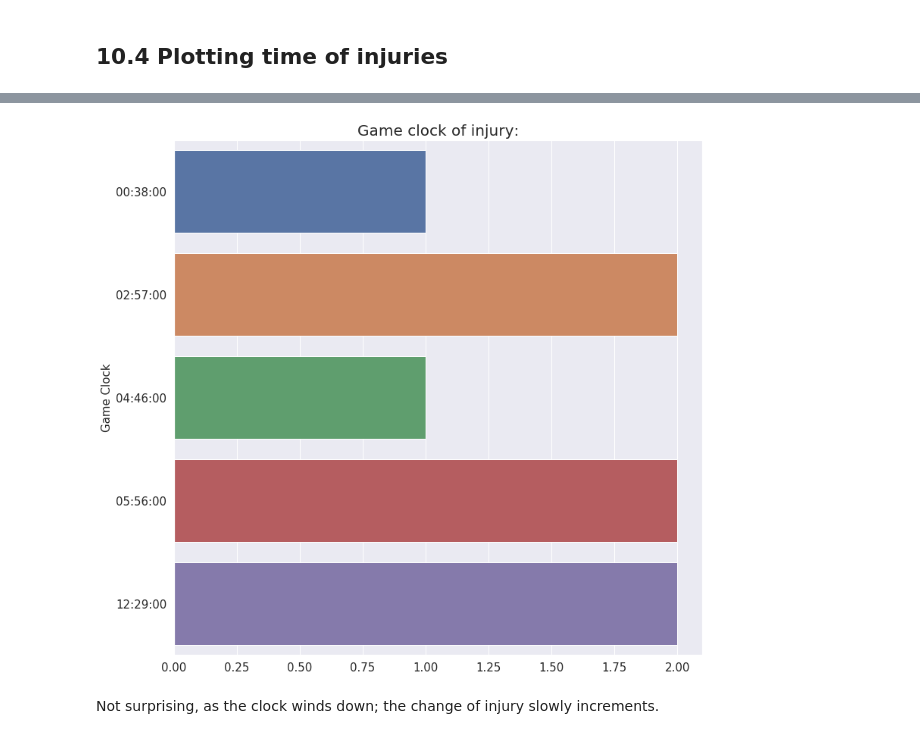
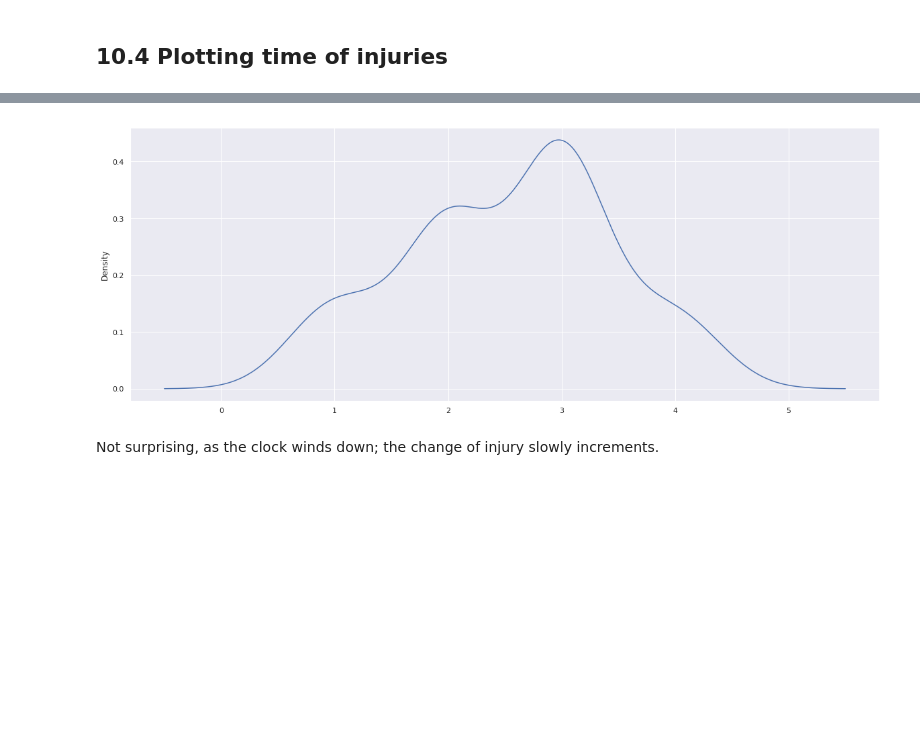
Before and after one commit to CJL89/NFL-Punt-Analysis, a Jupyter notebook: NFL_Punt_Analysis.ipynb, the cells around one changed output, grey strips where cells are left out. Drawn from its saved outputs; the diff is of its cells as text; code cells hidden in the pictures; blank space fills up the shorter version.

```diff
--- a/NFL_Punt_Analysis.ipynb
+++ b/NFL_Punt_Analysis.ipynb
@@ -884,16 +862,11 @@ count = first_quarter['Game_Clock'].value_counts()
-# %%
-plt.figure(figsize=(12.5, 12.5))
-
-_ = sns.countplot(y=first_quarter['Game_Clock'])
-plt.title('Game clock of injury:', fontsize=20)
-plt.xticks(fontsize=15)
-plt.yticks(fontsize=15)
-plt.xlabel('', fontsize=15)
-plt.ylabel('Game Clock', fontsize=15)
-# plt.legend(fontsize=15)
-
-plt.show()
-# %% [output]
-[figure, removed]
+# %%
+plt.figure(figsize=(20, 7.5))
+
+# plt.subplot(4, 2, 1)
+player_data['Quarter'].plot(kind='kde')
+
+plt.show()
+# %% [output]
+[figure, added]
 # %% [markdown]
 Not surprising, as the clock winds down; the change of injury slowly increments.
```
Also changed, not shown: parts of 4 cells of this notebook.
